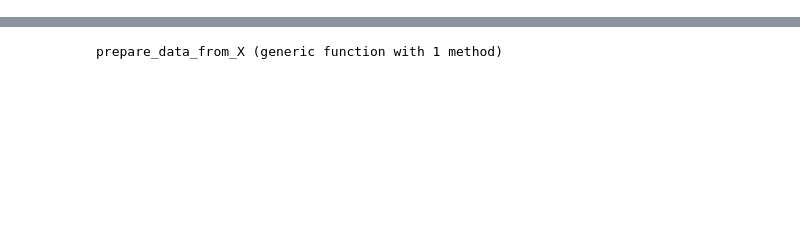
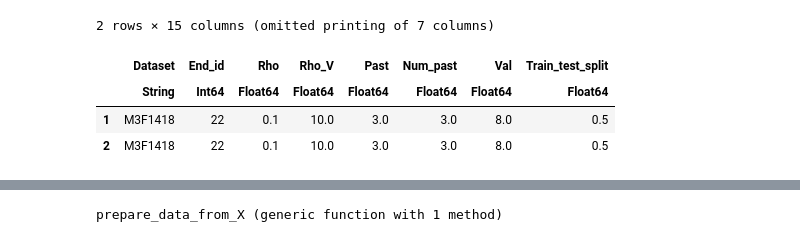
Before and after one commit to leobix/adaptive_ensemble, a Jupyter notebook: M3F Use Case Debug.ipynb, the cells around one changed output, grey strips where cells are left out. Cells and saved outputs as stored; diff of their text form; code cells hidden in the pictures; blank space fills up the shorter version.

```diff
--- a/M3F Use Case Debug.ipynb
+++ b/M3F Use Case Debug.ipynb
@@ -9,0 +11,8 @@ Gurobi.Env(Ptr{Nothing} @0x00007fedf50cca00, false, 0)
+# %%
+results = DataFrame(CSV.File("results.csv"))
+# %% [output]
+2 rows × 15 columns (omitted printing of 7 columns)
+|  | Dataset | End_id | Rho | Rho_V | Past | Num_past | Val | Train_test_split |
+|  | String | Int64 | Float64 | Float64 | Float64 | Float64 | Float64 | Float64 |
+| 1 | M3F1418 | 22 | 0.1 | 10.0 | 3.0 | 3.0 | 8.0 | 0.5 |
+| 2 | M3F1418 | 22 | 0.1 | 10.0 | 3.0 | 3.0 | 8.0 | 0.5 |
```
Also changed, not shown: parts of 25 cells of this notebook, 2 other files.
